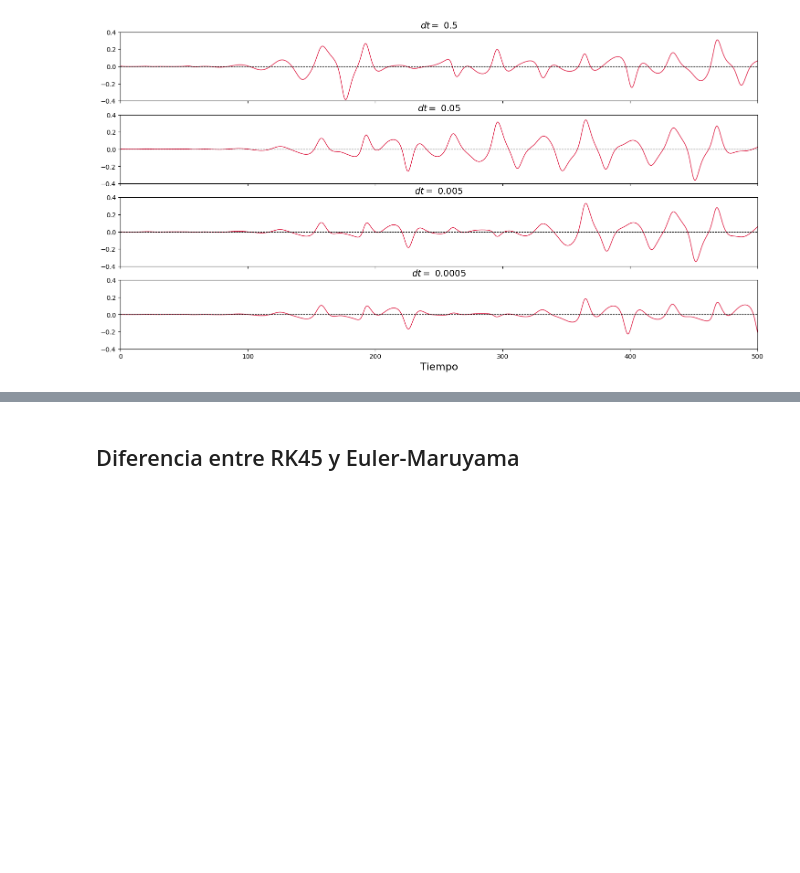
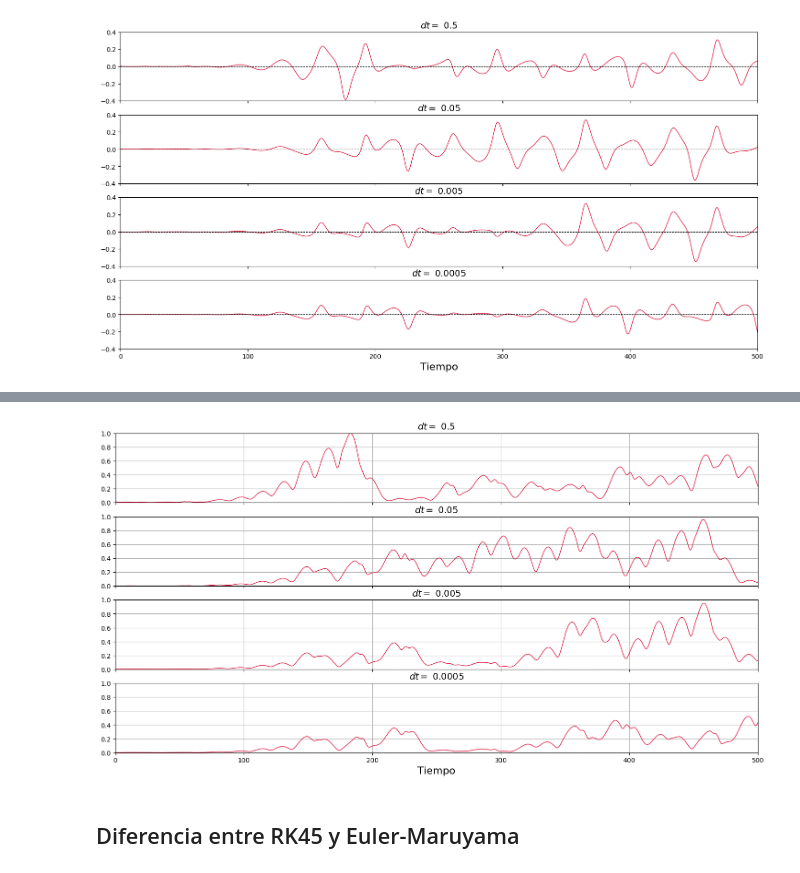
Before and after one commit to jenriquezafra/TFG, a Jupyter notebook: notebooks/comparations.ipynb, the cells around one changed output, grey strips where cells are left out. Saved outputs shown, nothing was run; the diff lists cells and outputs as text; code cells hidden in the pictures; blank space fills up the shorter version.

```diff
--- a/notebooks/comparations.ipynb
+++ b/notebooks/comparations.ipynb
@@ -109,0 +116,38 @@ plt.show()
+# %%
+# primero ponemos en el mismo formato los vectores
+EM_X_05 = stoc_X_05[:-1, :].T
+EM_X_005 = stoc_X_005[:-1, :].T
+EM_X_0005 = stoc_X_0005[:-1, :].T
+EM_X_00005 = stoc_X_00005[:-1, :].T
+
+
+# hallamos el err rel para vada uno
+rel_05 = np.linalg.norm(det_X_05 - EM_X_05, axis = 0)/np.linalg.norm(det_X_05, axis = 0)
+rel_005 = np.linalg.norm(det_X_005 - EM_X_005, axis = 0)/np.linalg.norm(det_X_005, axis = 0)
+rel_0005 = np.linalg.norm(det_X_0005 - EM_X_0005, axis = 0)/np.linalg.norm(det_X_0005, axis = 0)
+rel_00005 = np.linalg.norm(det_X_00005 - EM_X_00005, axis = 0)/np.linalg.norm(det_X_00005, axis = 0)
+# %%
+
+fig_comp_rel, axes_comp_rel = plt.subplots(4, 1, figsize=(18, 9), sharex=True)
+
+datasets = [
+    (det_T_05,    rel_05,    0.5),
+    (det_T_005,   rel_005,   0.05),
+    (det_T_0005,  rel_0005,  0.005),
+    (det_T_00005, rel_00005, 0.0005),
+]
+
+for ax, (x, y, dt) in zip(axes_comp_rel, datasets):
+    ax.plot(x, y, color='crimson', lw=1)
+    ax.axhline(0, color='k', lw=0.8, linestyle='--')
+    ax.set_xlim([0, 500])
+    ax.set_ylim([0, 1])
+    # ax.set_ylabel('Diferencia')
+    ax.grid()
+    ax.set_title(r'$dt =\ ' + f'{dt}$', fontsize = 14)
+
+axes_comp_rel[-1].set_xlabel('Tiempo', fontsize=16)
+# plt.tight_layout()
+plt.show()
+# %% [output]
+[figure, added]
```
Also changed, not shown: parts of 3 cells of this notebook, 4 other files.
